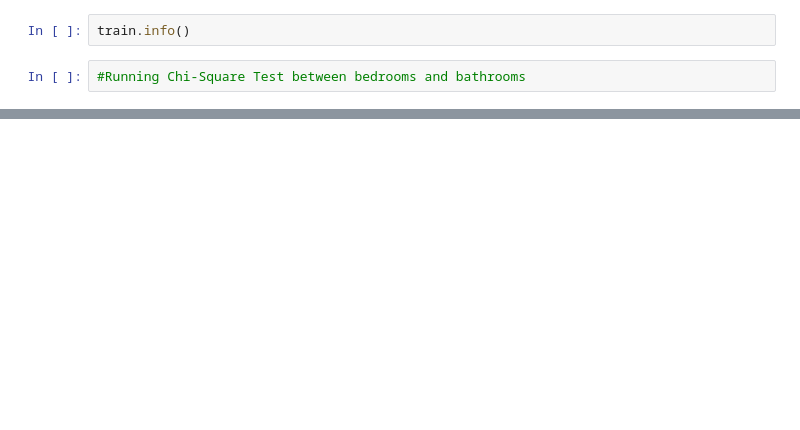
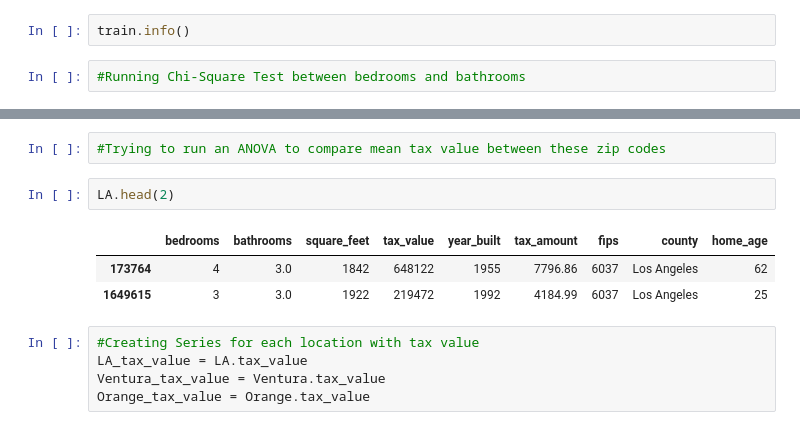
Before and after one commit to cristinalucin/regression-exercises, a Jupyter notebook: explore.ipynb, the cells around one changed output, grey strips where cells are left out. Saved outputs shown, nothing was run; the diff lists cells and outputs as text; blank space fills up the shorter version.

```diff
--- a/explore.ipynb
+++ b/explore.ipynb
@@ -834,0 +837,13 @@ print(f'Orange Mean Tax Value is: {round(Orange.tax_value.mean())}')
+# %%
+#Trying to run an ANOVA to compare mean tax value between these zip codes
+# %%
+LA.head(2)
+# %% [output]
+|  | bedrooms | bathrooms | square_feet | tax_value | year_built | tax_amount | fips | county | home_age |
+| 173764 | 4 | 3.0 | 1842 | 648122 | 1955 | 7796.86 | 6037 | Los Angeles | 62 |
+| 1649615 | 3 | 3.0 | 1922 | 219472 | 1992 | 4184.99 | 6037 | Los Angeles | 25 |
+# %%
+#Creating Series for each location with tax value
+LA_tax_value = LA.tax_value
+Ventura_tax_value = Ventura.tax_value
+Orange_tax_value = Orange.tax_value
```
Also changed, not shown: parts of 15 cells of this notebook, 1 other file.
